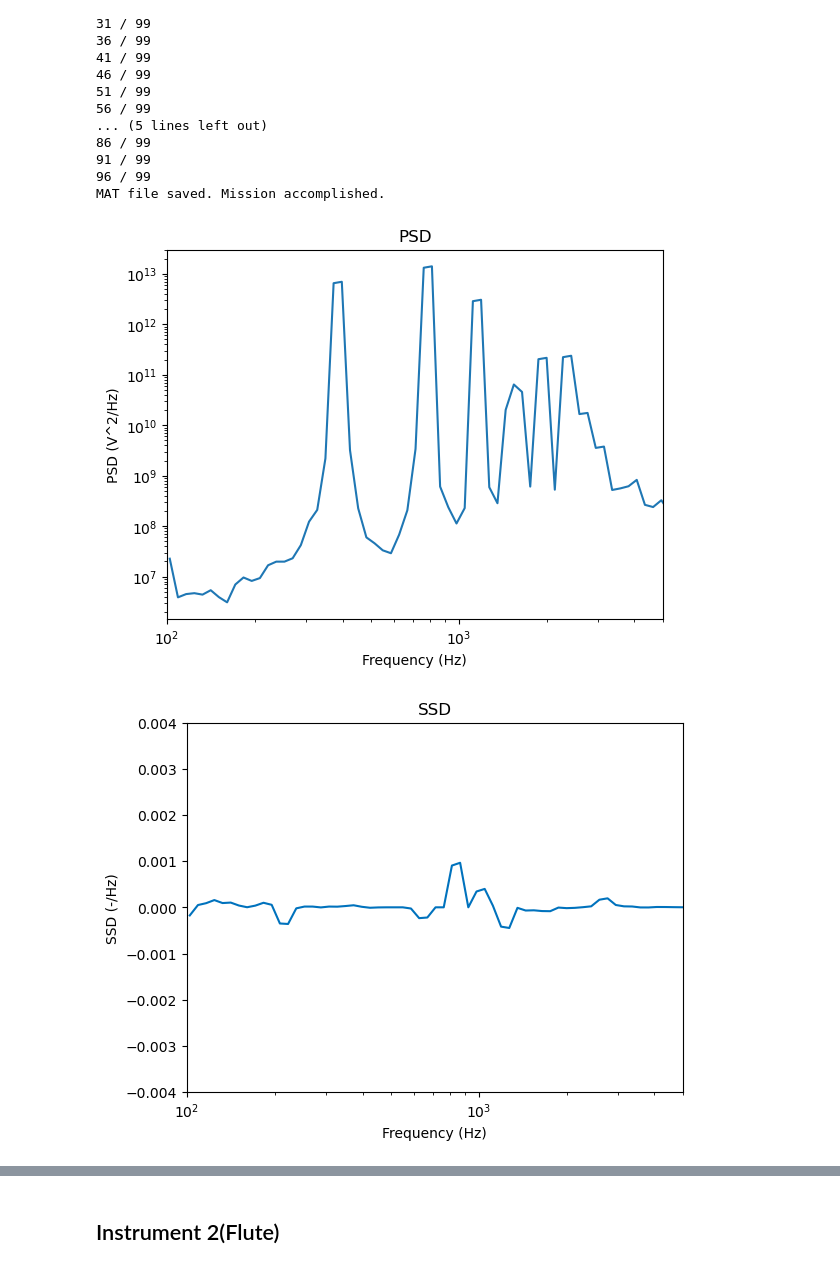
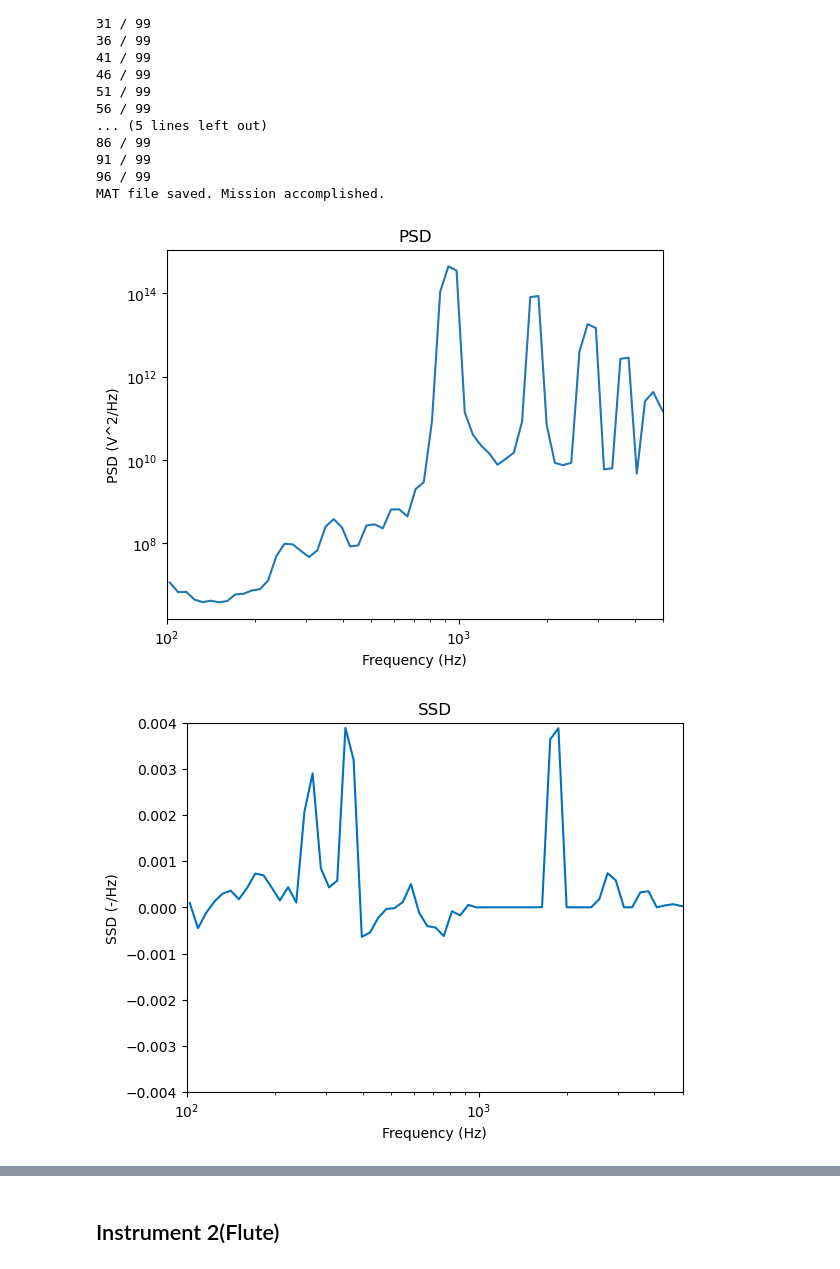
Before and after one commit to karthikkurella/Spectral-Densities-for-Dimensionality-Reduction, a Jupyter notebook: src/Audio-SSD_KSD.ipynb, the cells around one changed output, grey strips where cells are left out. Saved outputs shown, nothing was run; the diff lists cells and outputs as text; code cells hidden in the pictures.

```diff
--- a/src/Audio-SSD_KSD.ipynb
+++ b/src/Audio-SSD_KSD.ipynb
@@ -63,7 +63,7 @@ def loychikSD_NP(x, Fs, Fbe):
         # Statistical calculations
         Gx[ii] = np.var(real_xifft)
         Sx[ii] = skew(real_xifft)
-        Kx[ii] = kurtosis(real_xifft)
+        Kx[ii] = kurtosis(real_xifft)+3
         M3x[ii] = moment(real_xifft, 3)
         M4x[ii] = moment(real_xifft, 4)
 
@@ -78,7 +78,7 @@ import scipy.ndimage
 
 # The octspace function is not directly available in Python's standard libraries, you may have to implement it
 # Fbe = octspace(10, 6000, 12).center  # Your octave space function
-Fbe = np.logspace(np.log10(10), np.log10(6000), 100)  # Placeholder using logspace
+Fbe = np.logspace(np.log10(10), np.log10(6000), 120)  # Placeholder using logspace
 Fbe = Fbe  # Assuming Fbe.center in MATLAB just returns Fbe
 # %% [markdown]
 ### Audio Input
@@ -98,7 +98,7 @@ Fs, audio_data = wavfile.read("/Users/karthikkurella/Downloads/good-sounds/sound
 x3 = audio_data.astype(float)
 
 
-M, F, Gx, Sx, Kx = loychikSD_NP(x3, Fs, Fbe)
+M, F, Gx1, Sx1, Kx1 = loychikSD_NP(x3, Fs, Fbe)
 
 # Power Spectral Density
 Gxx1 = np.gradient(Gx, F)
@@ -197,36 +197,36 @@ f = data['F']
 # plt.xlabel('Time (s)')
 # plt.ylabel('Amplitude')
 
 # # Figure 3
 plt.figure(3)
-plt.loglog(F[F>100],Gxx[35:], linewidth=1.5)
+plt.loglog(F[F>100],Gxx1[35:], linewidth=1.5)
 plt.title('PSD')
 plt.xlabel('Frequency (Hz)')
 plt.ylabel('PSD (V^2/Hz)')
 plt.xlim([100, 5000])
 
 # Figure 4
 plt.figure(4)
 plt.semilogx(F[F>100], Sxx1[35:], linewidth=1.5, color=[0, 0.4470, 0.7410])
 plt.title('SSD')
 plt.xlabel('Frequency (Hz)')
 plt.ylabel('SSD (-/Hz)')
 plt.xlim([100, 5000])
 plt.ylim([-.004, .004])
 
 # # Figure 5
 plt.figure(5)
 plt.semilogx(F[F>100], Kxx1[35:], linewidth=1.5)
 plt.title('KSD')
 plt.xlabel('Frequency (Hz)')
 plt.ylabel('KSD (-/Hz)')
 plt.xlim([100, 5000])
 plt.ylim([-.015, .015])
 
 plt.show()
 # %% [output]
-[figure, old version]
+[figure, new version]
-[figure, old version]
+[figure, new version]
 [figure]
 # %%
 plt.figure(3)
```
Also changed, not shown: parts of 22 cells of this notebook.
